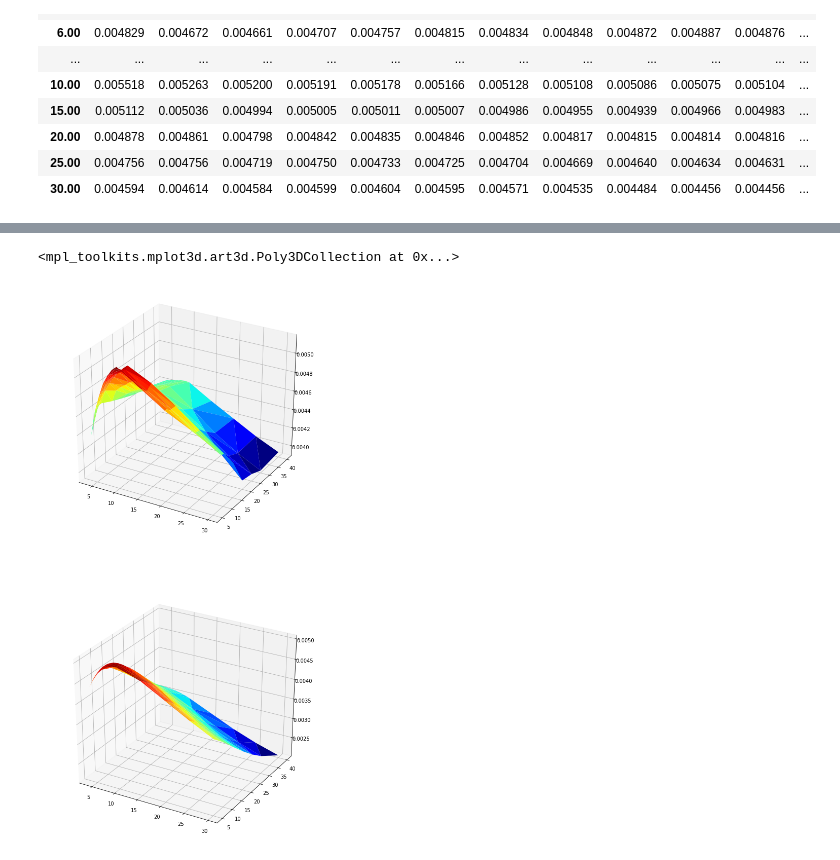
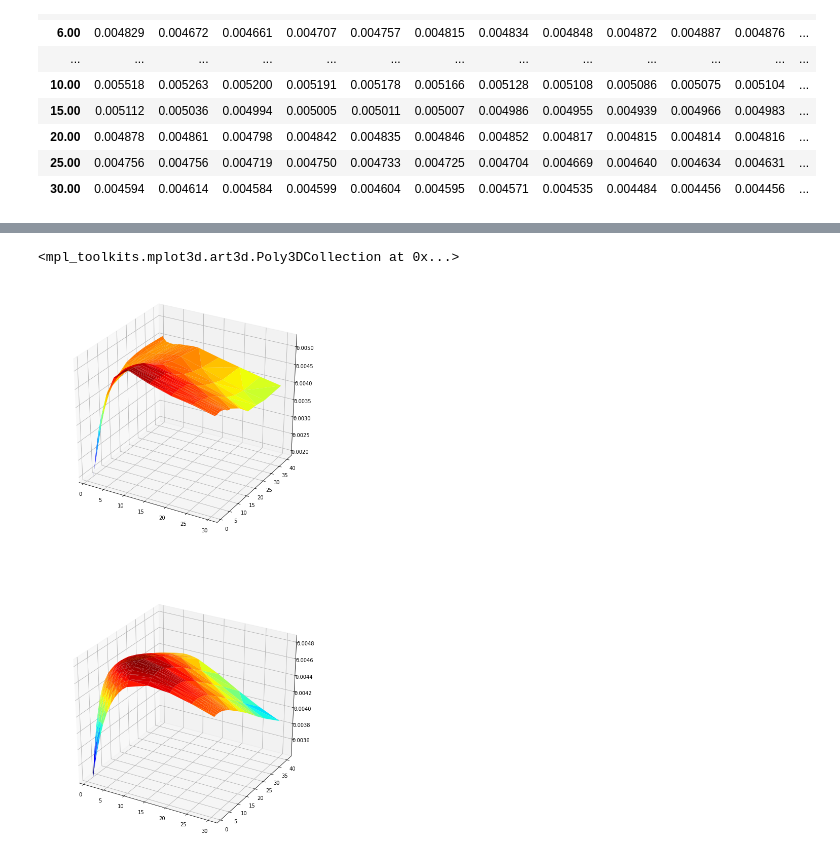
Before and after one commit to marekkolman/gaussian_models, a Jupyter notebook: piterbarg_gaussian2f.ipynb, the cells around one changed output, grey strips where cells are left out. Drawn from its saved outputs; the diff is of its cells as text; code cells hidden in the pictures.

Commit message:
volsurface recreation function

```diff
--- a/piterbarg_gaussian2f.ipynb
+++ b/piterbarg_gaussian2f.ipynb
@@ -617,4 +630,4 @@ vols
 | 25.00 | 0.004756 | 0.004756 | 0.004719 | 0.004750 | 0.004733 | 0.004725 | 0.004704 | 0.004669 | 0.004640 | 0.004634 | 0.004631 | ... |
 | 30.00 | 0.004594 | 0.004614 | 0.004584 | 0.004599 | 0.004604 | 0.004595 | 0.004571 | 0.004535 | 0.004484 | 0.004456 | 0.004456 | ... |
 # %%
-res = build_normal_volsurface([0.0603,0.3482,0.0301,0.0782,-0.2513], vols.index, vols.columns, 0.5, ycrv['maturity'], ycrv['value'], ycrv_freq = 99999)
+res = build_normal_volsurface([0.0115,0.3594,0.1000,0.1000,-0.6102], vols.index, vols.columns, 0.5, ycrv['maturity'], ycrv['value'], ycrv_freq = 99999)
@@ -642,14 +655,14 @@ res
 # %%
-orig_volsurface  = vols.stack().reset_index().rename(columns = {0:'sigma'}).query('expiry>=4 and tenor >= 5')
-model_volsurface = res.stack().reset_index().rename(columns = {0:'sigma'}).query('expiry>=4 and tenor >=5')
+orig_volsurface  = vols.stack().reset_index().rename(columns = {0:'sigma'}).query('expiry>=1 and tenor >= 1')
+model_volsurface = res.stack().reset_index().rename(columns = {0:'sigma'}).query('expiry>=1 and tenor >=1')
 
 fig = plt.figure(figsize = (10, 20))
 ax  = fig.add_subplot(211, projection='3d')
 ax.plot_trisurf(orig_volsurface['expiry'],  orig_volsurface['tenor'], orig_volsurface['sigma'], cmap=cm.jet, linewidth=0.2)
 ax  = fig.add_subplot(212, projection='3d')
 ax.plot_trisurf(model_volsurface['expiry'], model_volsurface['tenor'], model_volsurface['sigma'], cmap=cm.jet, linewidth=0.2)
 # %% [output]
 <mpl_toolkits.mplot3d.art3d.Poly3DCollection at 0x...>
-[figure, old version]
+[figure, new version]
 # %%
 vols.columns = vols.columns.astype(float)
```
Also changed, not shown: parts of 3 cells of this notebook.
